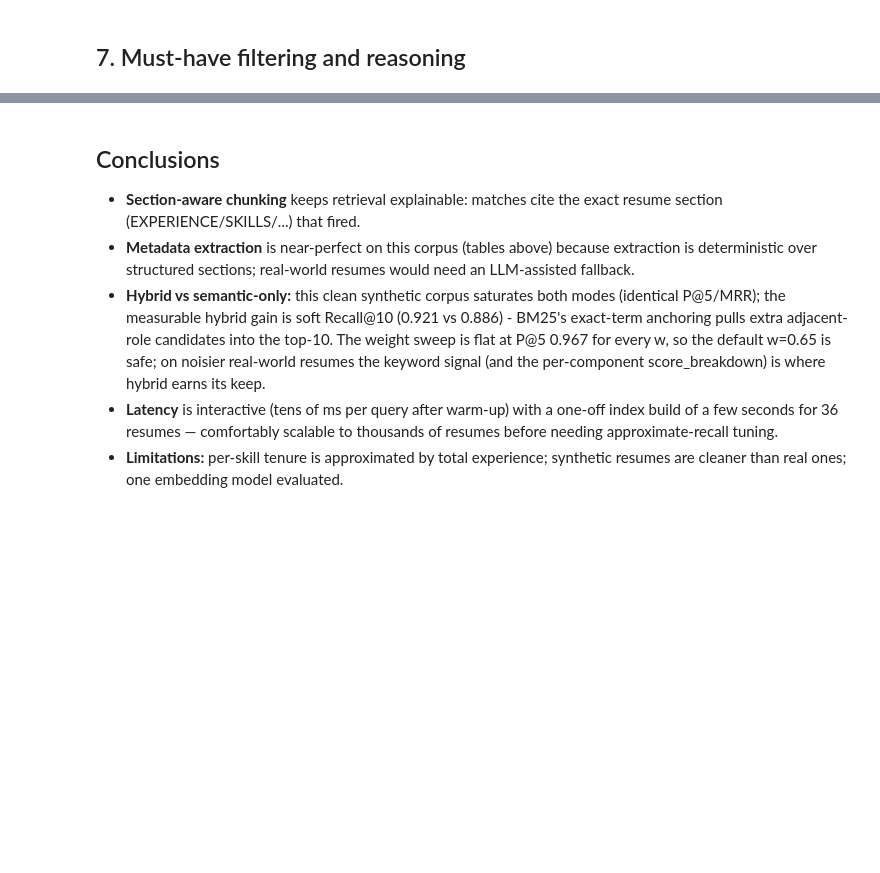
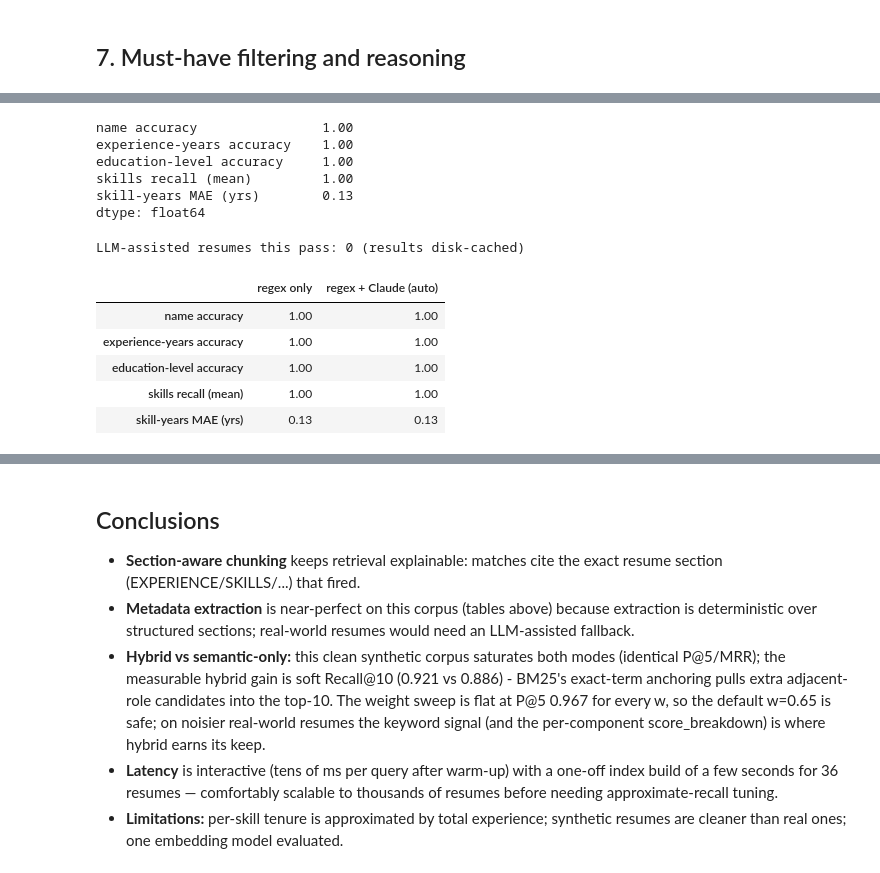
Before and after one commit to roncyrthomas/resume-matching-agent, a Jupyter notebook: rag_analysis.ipynb, the cells around one changed output, grey strips where cells are left out. Cells and saved outputs as stored; diff of their text form; code cells hidden in the pictures; blank space fills up the shorter version.

```diff
--- a/rag_analysis.ipynb
+++ b/rag_analysis.ipynb
@@ -328,0 +403,60 @@ print(_json.dumps(sample, indent=2)[:2500])
+# %%
+def extraction_accuracy(rag_obj, labels):
+    profiles = {Path(k).name: v for k, v in rag_obj.candidate_profiles().items()}
+    rows = []
+    for fname, truth in labels["resumes"].items():
+        p = profiles.get(fname)
+        if p is None:
+            continue
+        sy_true = truth.get("skill_years", {}) or {}
+        sy_pred = p.get("skill_years", {}) or {}
+        common = set(sy_true) & set(sy_pred)
+        mae = (sum(abs(float(sy_pred[s]) - float(sy_true[s])) for s in common) / len(common)) if common else float("nan")
+        rows.append({
+            "name_ok": p["candidate"] == truth["name"],
+            "years_ok": p["exp_years"] == truth["total_years"],
+            "edu_ok": p["education_level"] == truth["education_level"],
+            "skills_recall": len(set(p["skills"]) & set(truth["skills"])) / len(truth["skills"]),
+            "sy_mae": mae,
+        })
+    df = pd.DataFrame(rows)
+    return pd.Series({
+        "name accuracy": df.name_ok.mean(),
+        "experience-years accuracy": df.years_ok.mean(),
+        "education-level accuracy": df.edu_ok.mean(),
+        "skills recall (mean)": df.skills_recall.mean(),
+        "skill-years MAE (yrs)": df.sy_mae.mean(),
+    })
+
+
+regex_acc = extraction_accuracy(hard_rag, HARD_LABELS)
+display(regex_acc.round(3))
+# %% [output]
+name accuracy                1.00
+experience-years accuracy    1.00
+education-level accuracy     1.00
+skills recall (mean)         1.00
+skill-years MAE (yrs)        0.13
+dtype: float64
+# %%
+from dotenv import load_dotenv
+
+load_dotenv()
+if os.environ.get("ANTHROPIC_API_KEY"):
+    os.environ["RESUME_RAG_LLM"] = "auto"
+    llm_stats = hard_rag.build_index(rebuild=True)
+    os.environ["RESUME_RAG_LLM"] = "off"
+    print(f"LLM-assisted resumes this pass: {llm_stats.llm_assisted} (results disk-cached)")
+    llm_acc = extraction_accuracy(hard_rag, HARD_LABELS)
+    display(pd.DataFrame({"regex only": regex_acc, "regex + Claude (auto)": llm_acc}).round(3))
+else:
+    llm_acc = None
+    print("LLM pass skipped (no ANTHROPIC_API_KEY)")
+# %% [output]
+LLM-assisted resumes this pass: 0 (results disk-cached)
+|  | regex only | regex + Claude (auto) |
+| name accuracy | 1.00 | 1.00 |
+| experience-years accuracy | 1.00 | 1.00 |
+| education-level accuracy | 1.00 | 1.00 |
+| skills recall (mean) | 1.00 | 1.00 |
+| skill-years MAE (yrs) | 0.13 | 0.13 |
```
Also changed, not shown: parts of 14 cells of this notebook, 1 other file.
